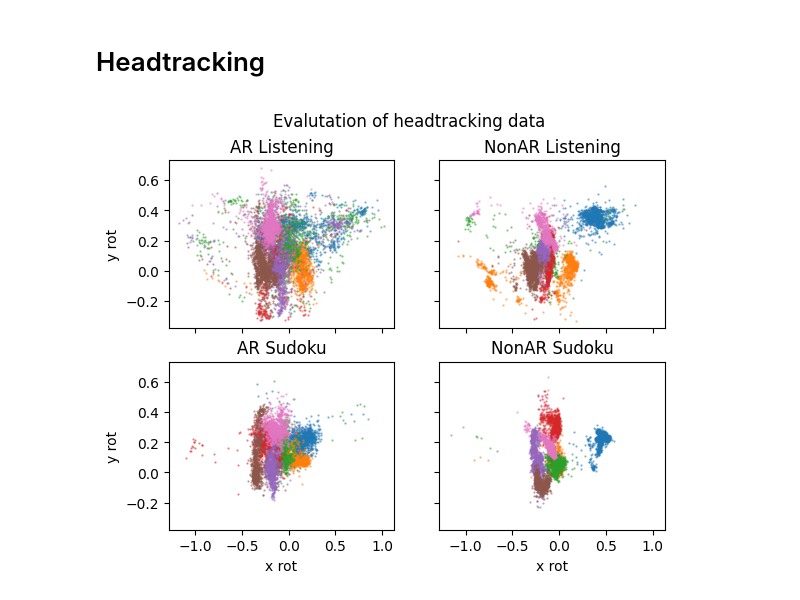
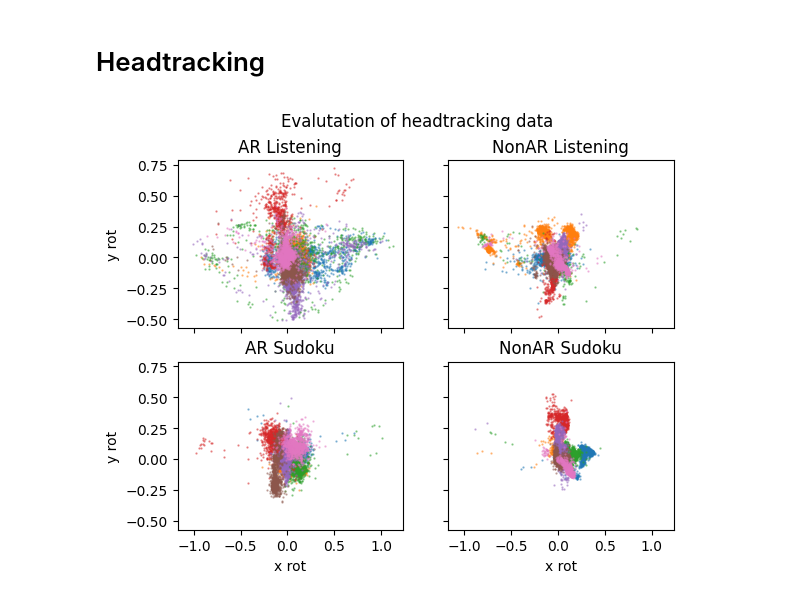
Before and after one commit to BrunoBerger/Zen-Office, a Jupyter notebook: Auswertung/test.ipynb, the cells around one changed output. Cells and saved outputs as stored; diff of their text form; code cells hidden in the pictures.

Commit message:
normalised and improved headtracking vis

```diff
--- a/Auswertung/test.ipynb
+++ b/Auswertung/test.ipynb
@@ -157,44 +157,49 @@ import pandas as pd
 headtracking_files = glob.glob("data/headtracking/*.csv")
 headtracking_dfs = (pd.read_csv(file) for file in headtracking_files)
 
 
 fig, axs = plt.subplots(2, 2)
 
 for i in headtracking_dfs:
     alpha = 0.5
     size = 0.4
+    x_axis = "rotX"
+    y_axis = "rotY"
+    calibrationWindow = 5
 
-    axs[0, 0].set_title("AR Listening")
-    axs[0, 1].set_title("NonAR Listening")
-    axs[1, 0].set_title("AR Sudoku")
-    axs[1, 1].set_title("NonAR Sudoku")
+    # Get the selected headtracking rows for each task permutation
+    arlisten = i.loc[(i["ARorNonAR"]=="AR") & (i["Tasktype"]=="Listening")][[x_axis, y_axis]]
+    nonarlisten = i.loc[(i["ARorNonAR"]=="NonAR") & (i["Tasktype"]=="Listening")][[x_axis, y_axis]]
+    arsudoku = i.loc[(i["ARorNonAR"]=="AR") & (i["Tasktype"]=="Sudoku")][[x_axis, y_axis]]
+    nonarsudoku = i.loc[(i["ARorNonAR"]=="NonAR") & (i["Tasktype"]=="Sudoku")][[x_axis, y_axis]]
 
-    arlisten = i.loc[(i["ARorNonAR"]=="AR") & (i["Tasktype"]=="Listening")]
-    nonarlisten = i.loc[(i["ARorNonAR"]=="NonAR") & (i["Tasktype"]=="Listening")]
-    arsudoku = i.loc[(i["ARorNonAR"]=="AR") & (i["Tasktype"]=="Sudoku")]
-    nonarsudoku = i.loc[(i["ARorNonAR"]=="NonAR") & (i["Tasktype"]=="Sudoku")]
+    datasets = [arlisten, nonarlisten, arsudoku, nonarsudoku]
+    titles = ["AR Listening", "NonAR Listening", "AR Sudoku", "NonAR Sudoku"]
 
-    axs[0, 0].scatter(arlisten["rotX"], arlisten["rotY"], alpha=alpha, s=size)
-    axs[0, 1].scatter(nonarlisten["rotX"], nonarlisten["rotY"], alpha=alpha, s=size)
-    axs[1, 0].scatter(arsudoku["rotX"], arsudoku["rotY"], alpha=alpha, s=size)
-    axs[1, 1].scatter(nonarsudoku["rotX"], nonarsudoku["rotY"], alpha=alpha, s=size)
+    # Normalise to center of screen
+    for j, ax in enumerate(axs.flat):
+        ax.set_title(titles[j])
+        datasets[j] -= datasets[j].iloc[0:calibrationWindow].sum() / calibrationWindow
+        ax.scatter(datasets[j][x_axis], datasets[j][y_axis], alpha=alpha, s=size)
 
 
 # Hide x labels and tick labels for top plots and y ticks for right plots.
 for ax in axs.flat:
     ax.set(xlabel='x rot', ylabel='y rot')
     ax.label_outer()
     # use shared or custom below
     ax.sharex(axs[0,0])
     ax.sharey(axs[0,0])
 
 # Custom axis sizes
 # Xlim = (-1.5, 1.5)
 # Ylim = (-0.4, 0.75)
 # plt.setp(axs, xlim=Xlim, ylim=Ylim)
 
-fig.suptitle("Evalutation of headtracking data")
+title="Evalutation of headtracking data"
+fig.suptitle(title)
 # plt.tight_layout()
+# plt.savefig(title, dpi=500)
 plt.show()
 # %% [output]
-[figure, old version]
+[figure, new version]
```
Also changed, not shown: parts of 1 cell of this notebook.
